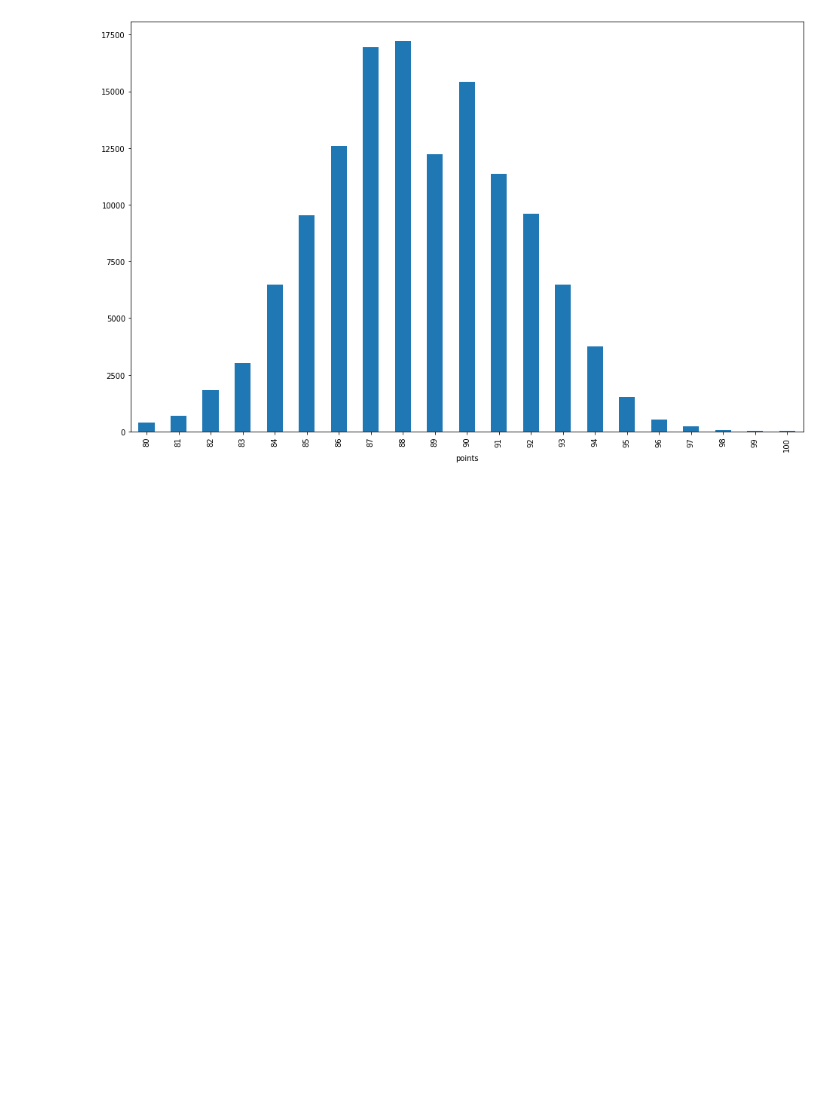
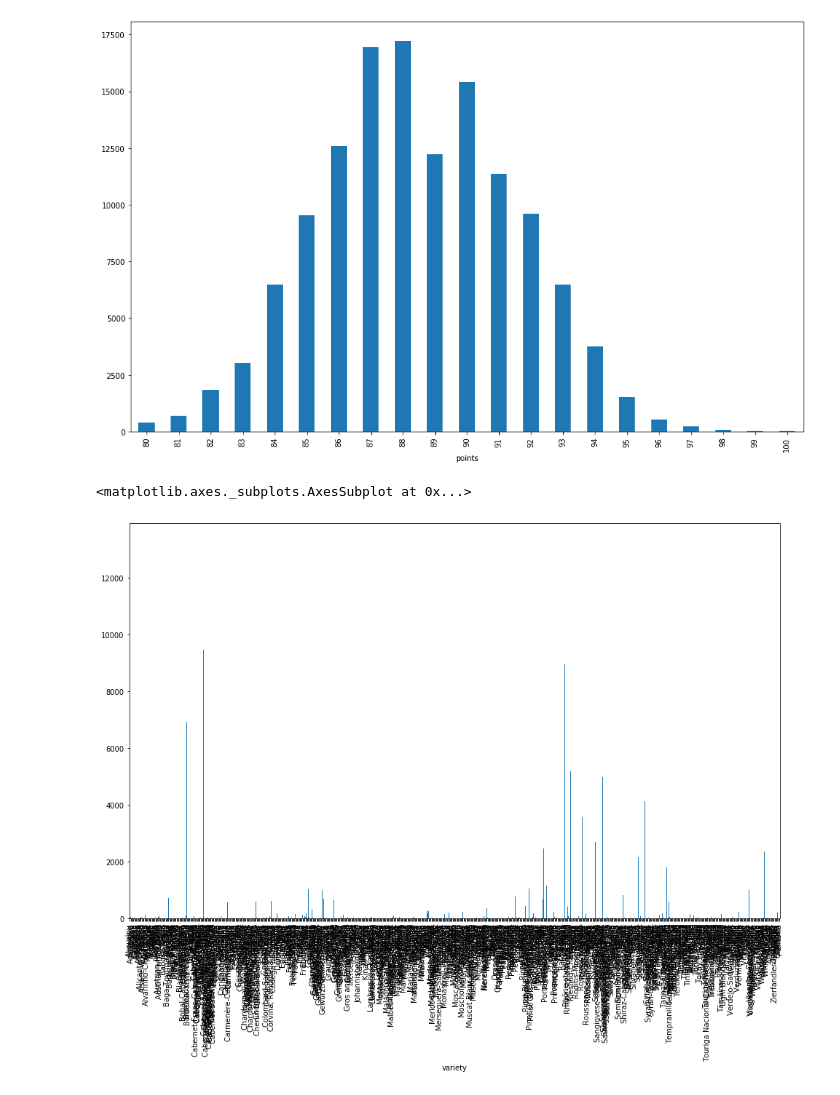
Before and after one commit to agorina91/wine_reviews, a Jupyter notebook: Wine_Reviews_Notebook.ipynb, the cells around one changed output. Cells and saved outputs as stored; diff of their text form; code cells hidden in the pictures; blank space fills up the shorter version.

```diff
--- a/Wine_Reviews_Notebook.ipynb
+++ b/Wine_Reviews_Notebook.ipynb
@@ -37,3 +37,12 @@ by_points.plot.bar()
 # %% [output]
 <matplotlib.axes._subplots.AxesSubplot at 0x...>
 [figure]
+# %%
+##variety
+
+by_variety = df.groupby('variety')['title'].count()
+plt.figure(figsize = (16,10))
+by_variety.plot.bar()
+# %% [output]
+<matplotlib.axes._subplots.AxesSubplot at 0x...>
+[figure, added]
```
Also changed, not shown: parts of 5 cells of this notebook.
